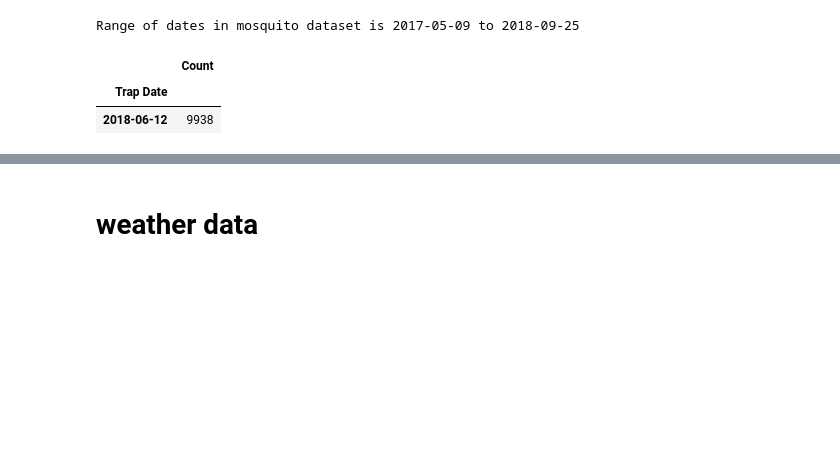
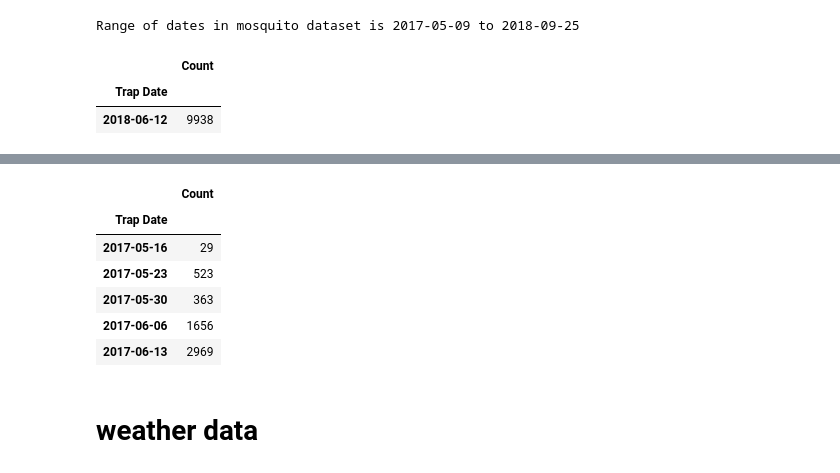
Before and after one commit to essamgouda97/ECE720-project1, a Jupyter notebook: task2_2.ipynb, the cells around one changed output, grey strips where cells are left out. Cells and saved outputs as stored; diff of their text form; code cells hidden in the pictures; blank space fills up the shorter version.

```diff
--- a/task2_2.ipynb
+++ b/task2_2.ipynb
@@ -64,3 +73,13 @@ Range of dates in mosquito dataset is 2017-05-09 to 2018-09-25
+# %%
+mos_count.head()
+# %% [output]
+|  | Count |
+| Trap Date |  |
+| 2017-05-16 | 29 |
+| 2017-05-23 | 523 |
+| 2017-05-30 | 363 |
+| 2017-06-06 | 1656 |
+| 2017-06-13 | 2969 |
 # %% [markdown]
 # weather data
 # %%
```
Also changed, not shown: parts of 4 cells of this notebook.
